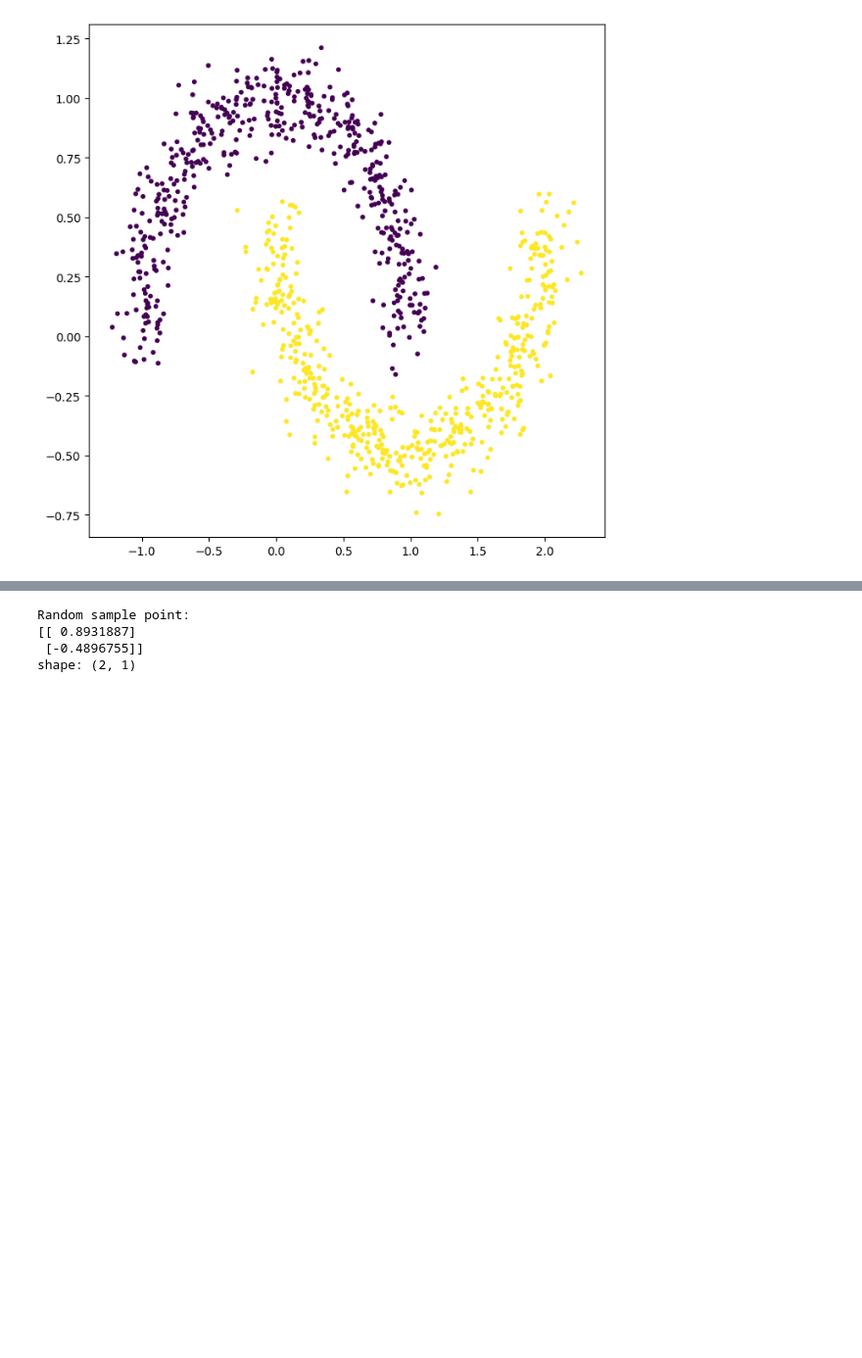
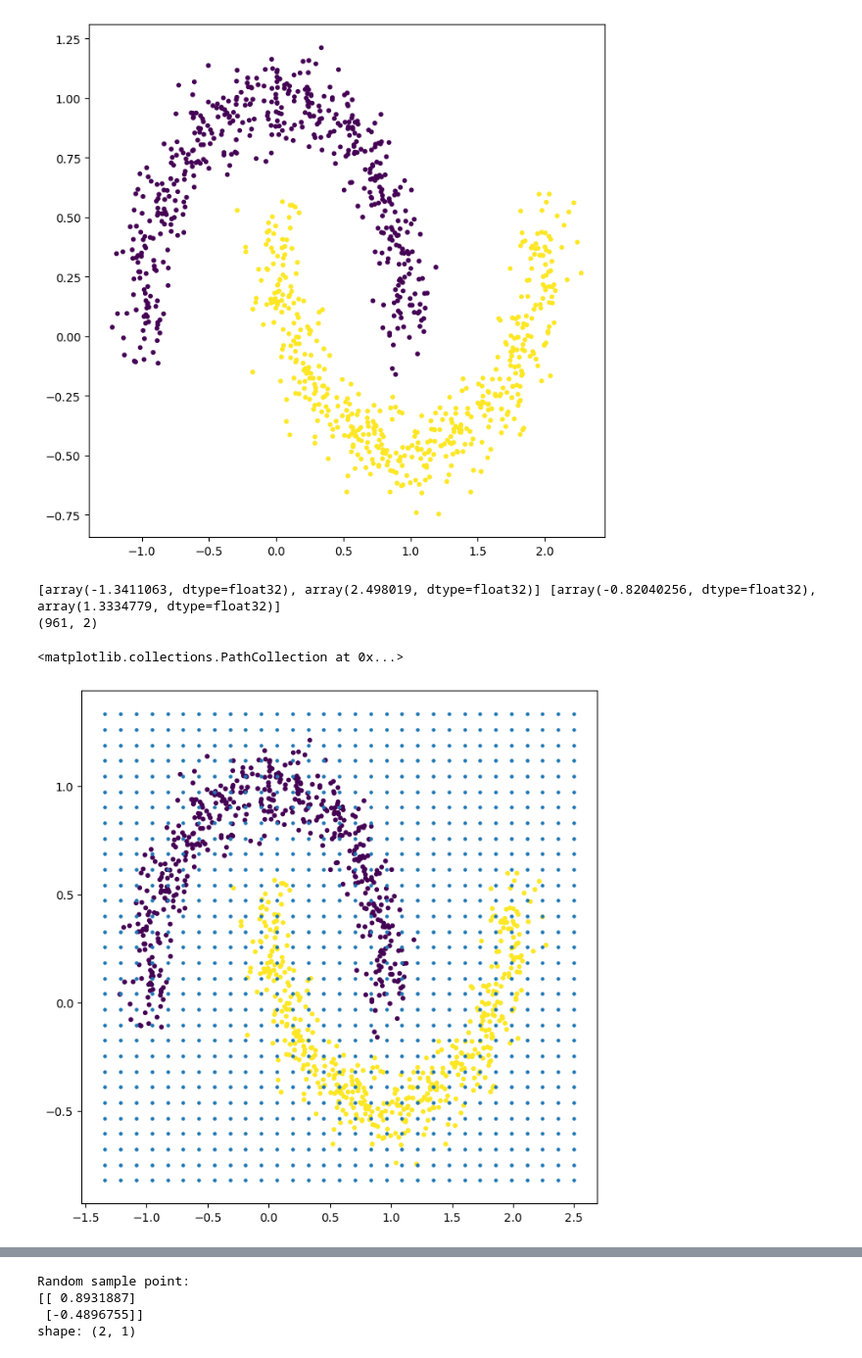
Before and after one commit to Johanmkr/WP1-Polyhedra, a Jupyter notebook: exam_experiment.ipynb, the cells around one changed output, grey strips where cells are left out. Shown at 98% size. Drawn from its saved outputs; the diff is of its cells as text; code cells hidden in the pictures; blank space fills up the shorter version.

Commit message:
Able to produce regions, but they dont make sense

```diff
--- a/exam_experiment.ipynb
+++ b/exam_experiment.ipynb
@@ -40,6 +40,31 @@ ax.scatter(X_train[:,0], X_train[:,1], c=y_train, s=10)
 # %% [output]
 <matplotlib.collections.PathCollection at 0x...>
 [figure]
+# %%
+# Data points from which to sample the regions
+bound_scale_factor = 1.1
+boundsx1 = [to_np(X_train[:,0].min()*bound_scale_factor), to_np(X_train[:,0].max()*bound_scale_factor)]
+boundsx2 = [to_np(X_train[:,1].min()*bound_scale_factor), to_np(X_train[:,1].max()*bound_scale_factor)]
+print(boundsx1, boundsx2)
+
+n = int(np.sqrt(1000))
+x_1 = np.linspace(boundsx1[0], boundsx1[1], n, dtype="float32")
+x_2 = np.linspace(boundsx2[0], boundsx2[1], n, dtype="float32")
+x_1, x_2 = np.meshgrid(x_1, x_2)
+x_1 = np.reshape(x_1, (n**2,1))
+x_2 = np.reshape(x_2, (n**2,1))
+x_sample = np.concatenate((x_1,x_2), axis = 1)
+print(x_sample.shape)
+# %% [output]
+[array(-1.3411063, dtype=float32), array(2.498019, dtype=float32)] [array(-0.82040256, dtype=float32), array(1.3334779, dtype=float32)]
+(961, 2)
+# %%
+fig, ax = plt.subplots(figsize=(8, 8))
+ax.scatter(X_train[:,0], X_train[:,1], c=y_train, s=10)
+ax.scatter(x_sample[:,0], x_sample[:,1], s=5)
+# %% [output]
+<matplotlib.collections.PathCollection at 0x...>
+[figure, added]
 # %%
 # Model
 model = utils.NeuralNet(input_size = 2, num_classes = 1, hidden_sizes=[3,3])
```
Also changed, not shown: parts of 26 cells of this notebook, 6 other files.
